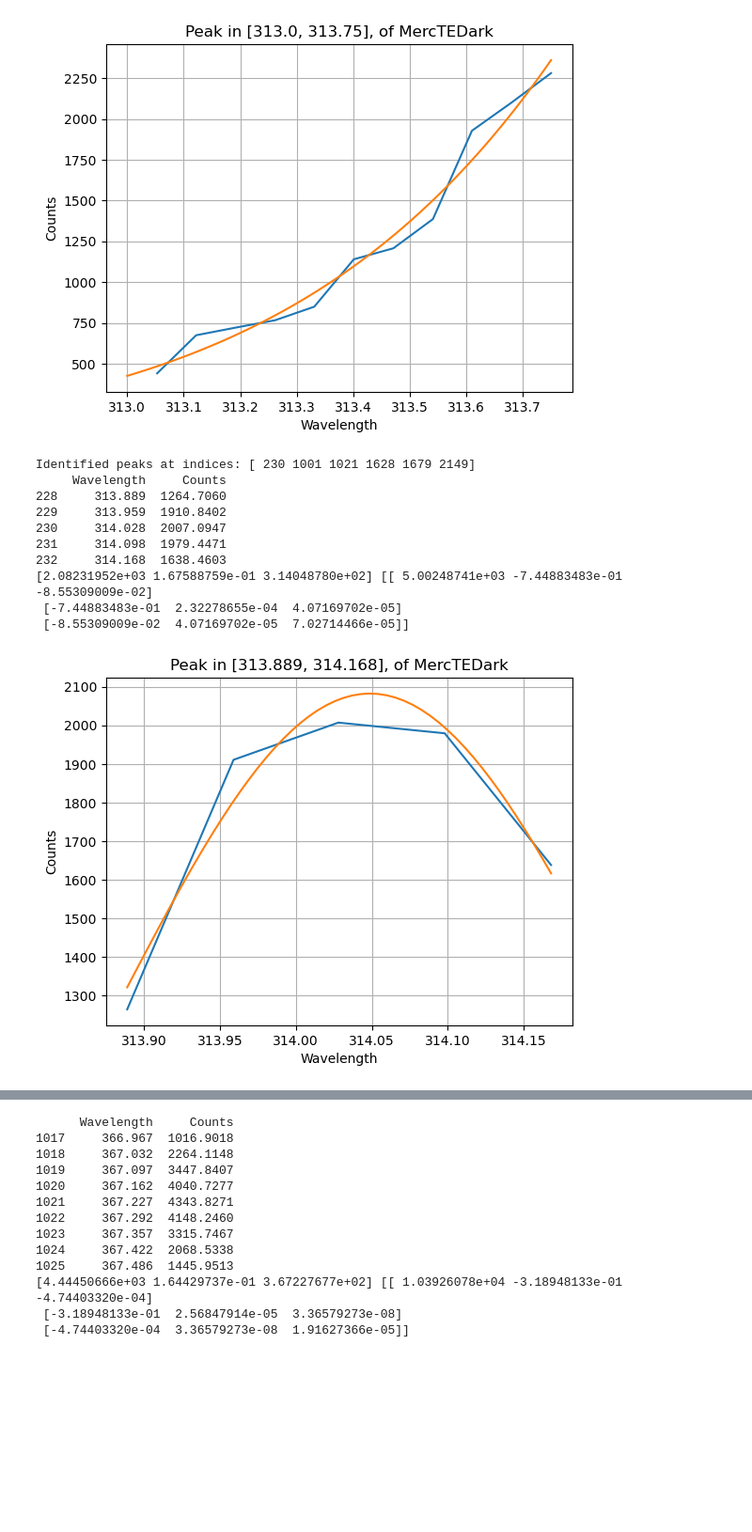
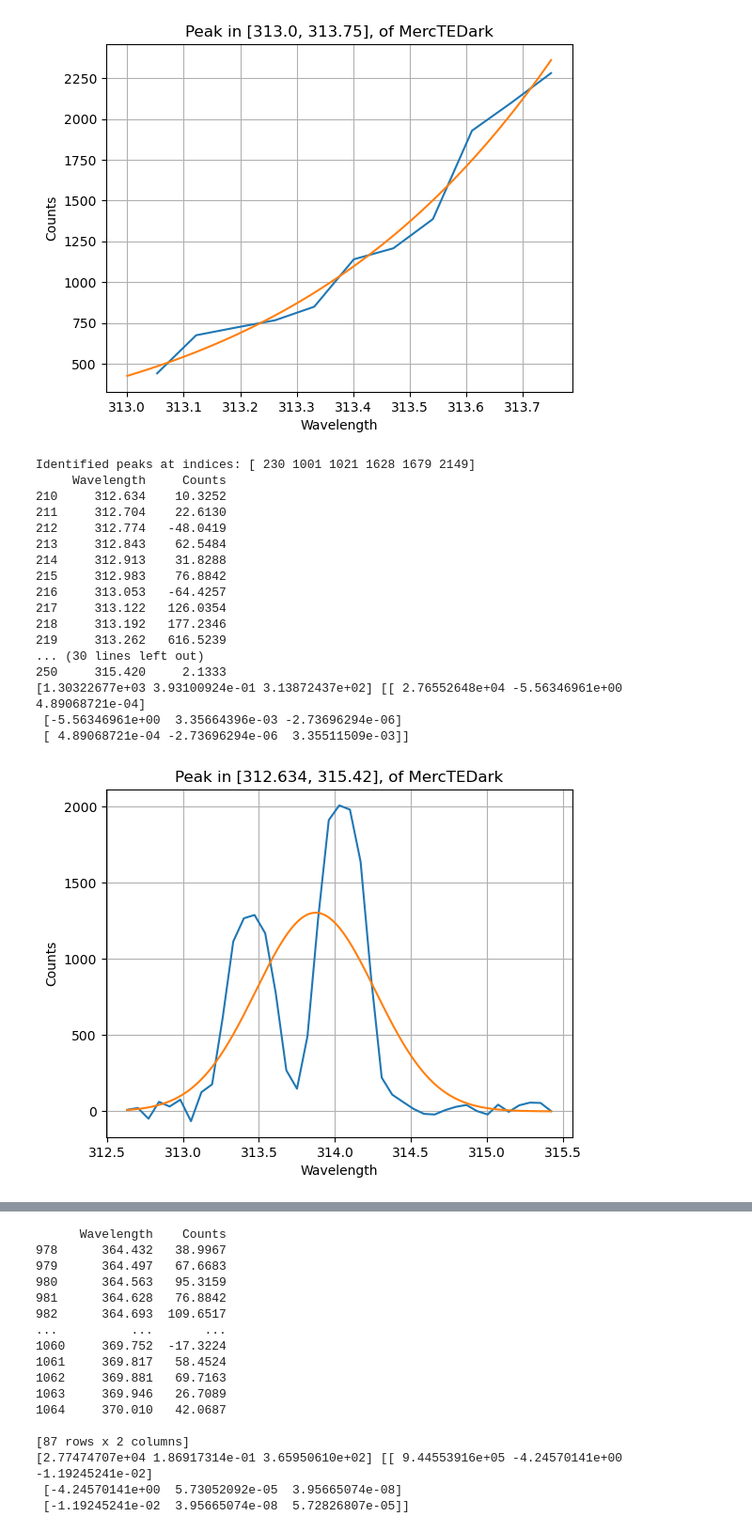
Before and after one commit to DavidLawton04/MuchStuff, a Jupyter notebook: Junior Sophister/JS Labs/Molecular Spectroscopy/Exp1/Data_Reader.ipynb, the cells around one changed output, grey strips where cells are left out. Shown at 94% size. Drawn from its saved outputs; the diff is of its cells as text; code cells hidden in the pictures; blank space fills up the shorter version.

```diff
--- a/Junior Sophister/JS Labs/Molecular Spectroscopy/Exp1/Data_Reader.ipynb
+++ b/Junior Sophister/JS Labs/Molecular Spectroscopy/Exp1/Data_Reader.ipynb
@@ -98,31 +98,50 @@ q = fitpeakfunc(data_frames['N2_Big'], [313., 313.75], 'MercTEDark')
 # %%
 from scipy.signal import find_peaks
 
 def identify_and_fit_peaks(df, name, height=None, distance=None, prominence=None):
     # Identify peaks
     peaks, properties = find_peaks(df['Counts'], height=height, distance=distance, prominence=1000)
     print(f"Identified peaks at indices: {peaks}")
-
+    sigma_list = []
+    mean_list = []
+    mean_error_list = []
     # Fit Gaussian to each identified peak
     for peak in peaks:
         peak_height = properties['peak_heights'][np.where(peaks == peak)][0]
-        range_width = peak_height / 1000  # Adjust this factor as needed
+        range_width = peak_height / 100  # Adjust this factor as needed
         peak_range = [df['Wavelength'].iloc[max(0, peak-int(range_width))], df['Wavelength'].iloc[min(len(df)-1, peak+int(range_width))]]
         params, covar = fitpeakfunc(df, peak_range, name)
-
-    return params, covar
+        sigma_list.append(params[1])
+        mean_list.append(params[2])
+        mean_error_list.append(np.sqrt(covar[2,2]))
 
 
-identify_and_fit_peaks(data_frames['MercTEDark'], 'MercTEDark', height=1000, distance=10, prominence=1000)
+    return sigma_list, mean_list, mean_error_list
+
+
+sigma, mean, meanErr = identify_and_fit_peaks(data_frames['MercTEDark'], 'MercTEDark', height=1000, distance=10, prominence=1000)
+# Create a dictionary with the variables
+data = {'sigma': sigma, 'mean': mean, 'meanErr': meanErr}
+# Create a DataFrame from the dictionary
+df = pd.DataFrame(data)
+# Save the DataFrame to a CSV file
+df.to_csv('output.csv', index=False)
 # %% [output]
 Identified peaks at indices: [ 230 1001 1021 1628 1679 2149]
      Wavelength     Counts
-228     313.889  1264.7060
-229     313.959  1910.8402
-230     314.028  2007.0947
-231     314.098  1979.4471
-232     314.168  1638.4603
-[2.08231952e+03 1.67588759e-01 3.14048780e+02] [[ 5.00248741e+03 -7.44883483e-01 -8.55309009e-02]
- [-7.44883483e-01  2.32278655e-04  4.07169702e-05]
- [-8.55309009e-02  4.07169702e-05  7.02714466e-05]]
+210     312.634    10.3252
+211     312.704    22.6130
+212     312.774   -48.0419
+213     312.843    62.5484
+214     312.913    31.8288
+215     312.983    76.8842
+216     313.053   -64.4257
+217     313.122   126.0354
+218     313.192   177.2346
+219     313.262   616.5239
+... (30 lines left out)
+250     315.420     2.1333
+[1.30322677e+03 3.93100924e-01 3.13872437e+02] [[ 2.76552648e+04 -5.56346961e+00  4.89068721e-04]
+ [-5.56346961e+00  3.35664396e-03 -2.73696294e-06]
+ [ 4.89068721e-04 -2.73696294e-06  3.35511509e-03]]
-[figure, old version]
+[figure, new version]
@@ -147,13 +166,17 @@ Identified peaks at indices: [ 230 1001 1021 1628 1679 2149]
-      Wavelength     Counts
-1017     366.967  1016.9018
-1018     367.032  2264.1148
-1019     367.097  3447.8407
-1020     367.162  4040.7277
-1021     367.227  4343.8271
-1022     367.292  4148.2460
-1023     367.357  3315.7467
-1024     367.422  2068.5338
-1025     367.486  1445.9513
-[4.44450666e+03 1.64429737e-01 3.67227677e+02] [[ 1.03926078e+04 -3.18948133e-01 -4.74403320e-04]
- [-3.18948133e-01  2.56847914e-05  3.36579273e-08]
- [-4.74403320e-04  3.36579273e-08  1.91627366e-05]]
+      Wavelength    Counts
+978      364.432   38.9967
+979      364.497   67.6683
+980      364.563   95.3159
+981      364.628   76.8842
+982      364.693  109.6517
+...          ...       ...
+1060     369.752  -17.3224
+1061     369.817   58.4524
+1062     369.881   69.7163
+1063     369.946   26.7089
+1064     370.010   42.0687
+
+[87 rows x 2 columns]
+[2.77474707e+04 1.86917314e-01 3.65950610e+02] [[ 9.44553916e+05 -4.24570141e+00 -1.19245241e-02]
+ [-4.24570141e+00  5.73052092e-05  3.95665074e-08]
+ [-1.19245241e-02  3.95665074e-08  5.72826807e-05]]
```
Also changed, not shown: parts of 1 cell of this notebook, 5 other files.
